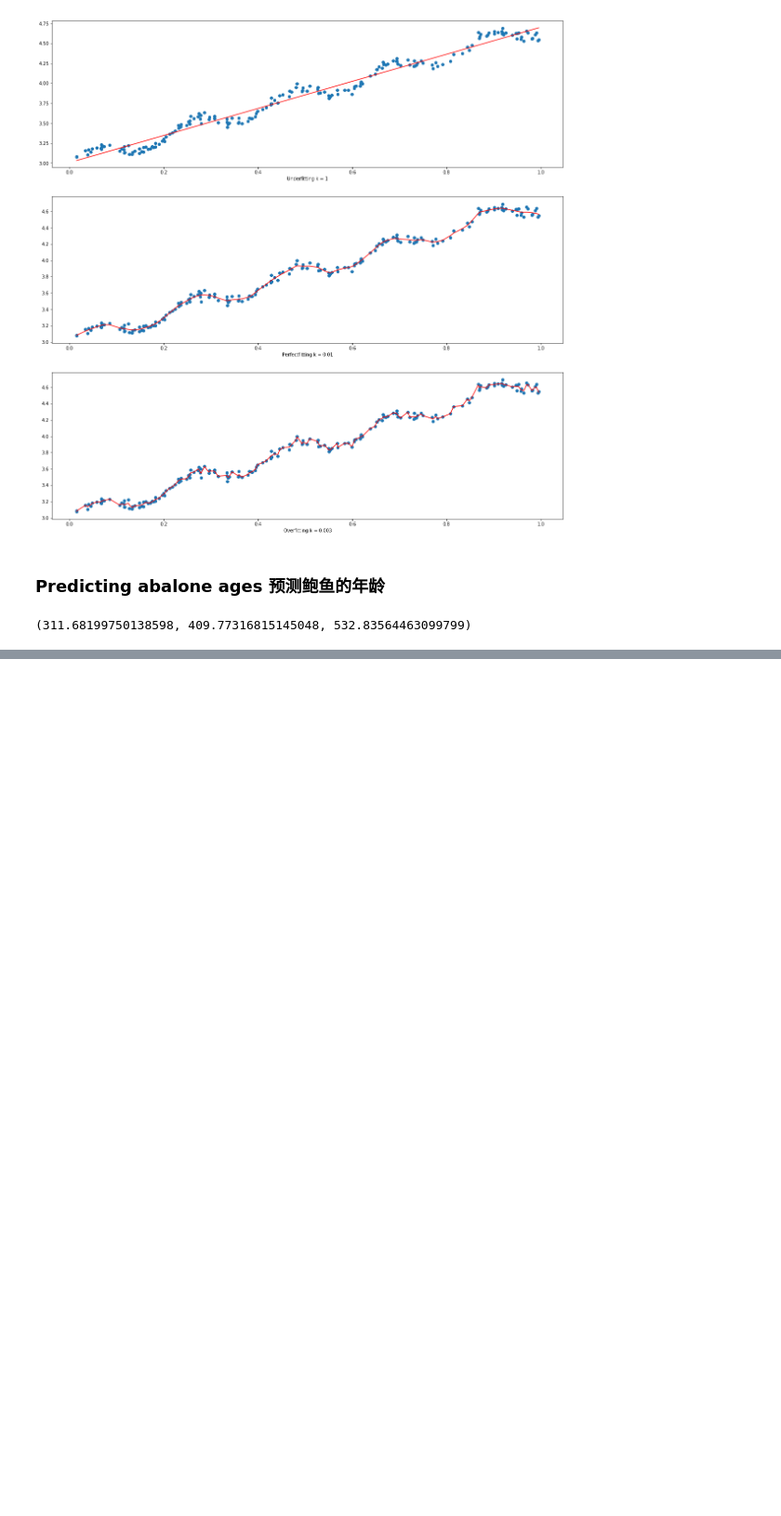
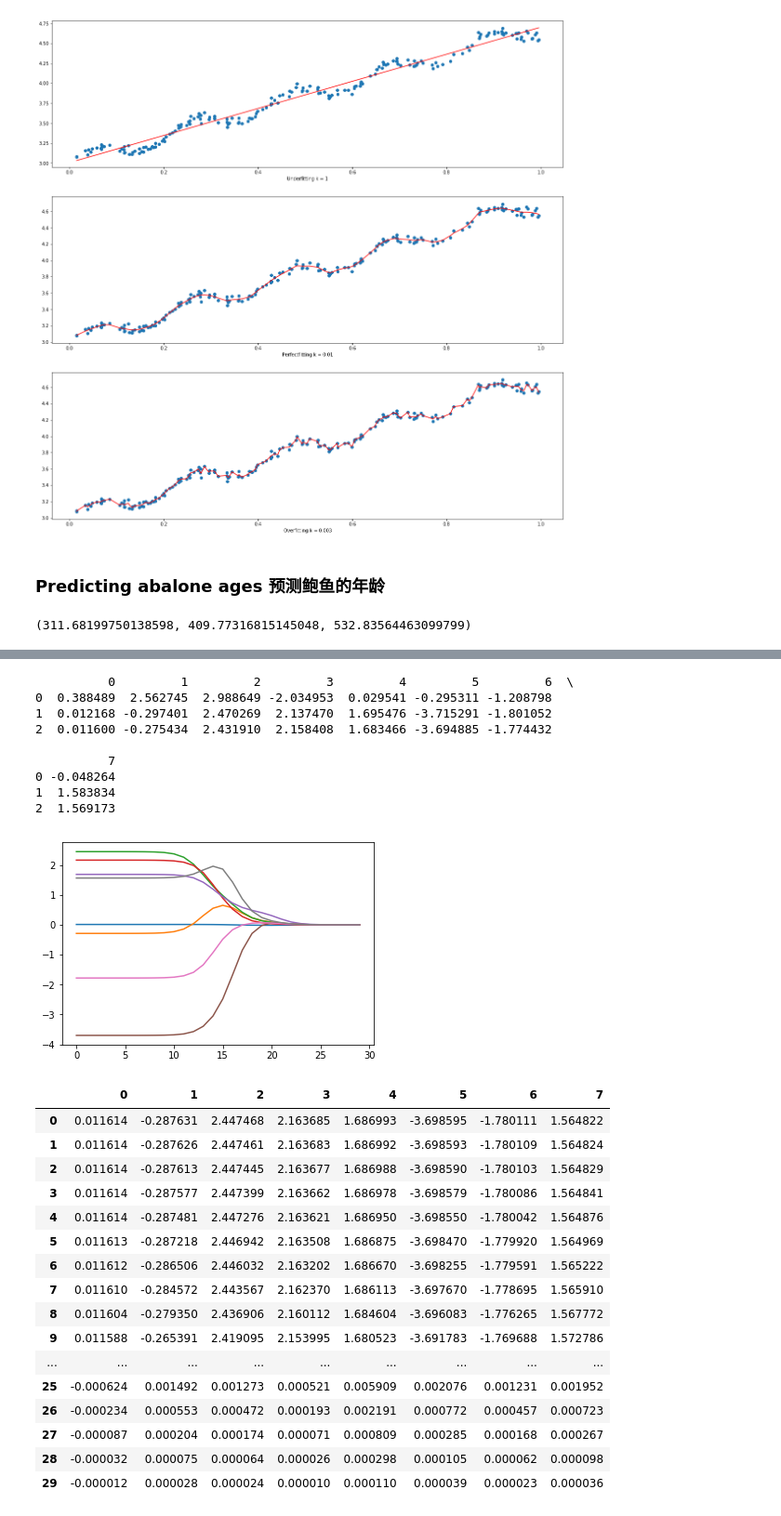
Before and after one commit to AaronFlower/Jupyter, a Jupyter notebook: 08-regression/01-regression.ipynb, the cells around one changed output, grey strips where cells are left out. Shown: that part at 93% size. Drawn from its saved outputs; the diff is of its cells as text; code cells hidden in the pictures; blank space fills up the shorter version.

```diff
--- a/08-regression/01-regression.ipynb
+++ b/08-regression/01-regression.ipynb
@@ -141,0 +146,80 @@ rss_Error(yHat01, labels[0:99]), rss_Error(yHat1, labels[0:99]), rss_Error(yHat1
+# %%
+def loadData(file):
+    data = np.loadtxt(file)
+    features = data[:, 0:-1]
+    labels = data[:, -1]
+    return features, labels
+
+def data_normalization(features, labels):
+    xMat = np.mat(features)
+    X = (xMat - xMat.mean(axis=0)) / xMat.var()
+    y = labels - labels.mean()
+    y = np.mat(y[:, np.newaxis])
+    return X, y
+
+def ridge_regression(X, y, lam = 0.2):
+    ''' ridge regression '''
+    m = X.shape[1]
+    xT = X.T
+    lamI = lam * np.eye(m)
+    xTxLam = xT * X + lamI
+    if (np.linalg.det(xTxLam) == 0.0):
+        print("The matrix is singular.")
+    return xTxLam.I * xT * y
+
+def ridge_test(X, y):
+    numTest = 30
+    wMat = np.zeros((numTest, X.shape[1]))
+    for i in range(numTest):
+        ws = ridge_regression(X, y, np.exp(i - 10))
+        wMat[i, :] = ws.T
+    return wMat
+
+features, labels = loadData('abalone.txt')
+num = 5
+X,y = data_normalization(features, labels)
+# 只查看 5 个样本来计算
+sam5_weights = ridge_regression(X[:5], y[:5])
+sam60_weights = ridge_regression(X[:-60], y[:-60])
+samall_weights = ridge_regression(X, y)
+df = pd.DataFrame([
+    np.squeeze(sam5_weights.tolist()),
+    np.squeeze(sam60_weights.tolist()),
+    np.squeeze(samall_weights.tolist())
+])
+print(df)
+
+# 全部的通过改变 lambda 的值来改变看参数的变化结果。
+
+ws = ridge_test(X, y)
+plt.plot(ws)
+plt.show()
+pd.DataFrame(ws)
+# %% [output]
+          0         1         2         3         4         5         6  \
+0  0.388489  2.562745  2.988649 -2.034953  0.029541 -0.295311 -1.208798
+1  0.012168 -0.297401  2.470269  2.137470  1.695476 -3.715291 -1.801052
+2  0.011600 -0.275434  2.431910  2.158408  1.683466 -3.694885 -1.774432
+
+          7
+0 -0.048264
+1  1.583834
+2  1.569173
+[figure, added]
+|  | 0 | 1 | 2 | 3 | 4 | 5 | 6 | 7 |
+| 0 | 0.011614 | -0.287631 | 2.447468 | 2.163685 | 1.686993 | -3.698595 | -1.780111 | 1.564822 |
+| 1 | 0.011614 | -0.287626 | 2.447461 | 2.163683 | 1.686992 | -3.698593 | -1.780109 | 1.564824 |
+| 2 | 0.011614 | -0.287613 | 2.447445 | 2.163677 | 1.686988 | -3.698590 | -1.780103 | 1.564829 |
+| 3 | 0.011614 | -0.287577 | 2.447399 | 2.163662 | 1.686978 | -3.698579 | -1.780086 | 1.564841 |
+| 4 | 0.011614 | -0.287481 | 2.447276 | 2.163621 | 1.686950 | -3.698550 | -1.780042 | 1.564876 |
+| 5 | 0.011613 | -0.287218 | 2.446942 | 2.163508 | 1.686875 | -3.698470 | -1.779920 | 1.564969 |
+| 6 | 0.011612 | -0.286506 | 2.446032 | 2.163202 | 1.686670 | -3.698255 | -1.779591 | 1.565222 |
+| 7 | 0.011610 | -0.284572 | 2.443567 | 2.162370 | 1.686113 | -3.697670 | -1.778695 | 1.565910 |
+| 8 | 0.011604 | -0.279350 | 2.436906 | 2.160112 | 1.684604 | -3.696083 | -1.776265 | 1.567772 |
+| 9 | 0.011588 | -0.265391 | 2.419095 | 2.153995 | 1.680523 | -3.691783 | -1.769688 | 1.572786 |
+| ... | ... | ... | ... | ... | ... | ... | ... | ... |
+| 25 | -0.000624 | 0.001492 | 0.001273 | 0.000521 | 0.005909 | 0.002076 | 0.001231 | 0.001952 |
+| 26 | -0.000234 | 0.000553 | 0.000472 | 0.000193 | 0.002191 | 0.000772 | 0.000457 | 0.000723 |
+| 27 | -0.000087 | 0.000204 | 0.000174 | 0.000071 | 0.000809 | 0.000285 | 0.000168 | 0.000267 |
+| 28 | -0.000032 | 0.000075 | 0.000064 | 0.000026 | 0.000298 | 0.000105 | 0.000062 | 0.000098 |
+| 29 | -0.000012 | 0.000028 | 0.000024 | 0.000010 | 0.000110 | 0.000039 | 0.000023 | 0.000036 |
```
Also changed, not shown: parts of 4 cells of this notebook.
